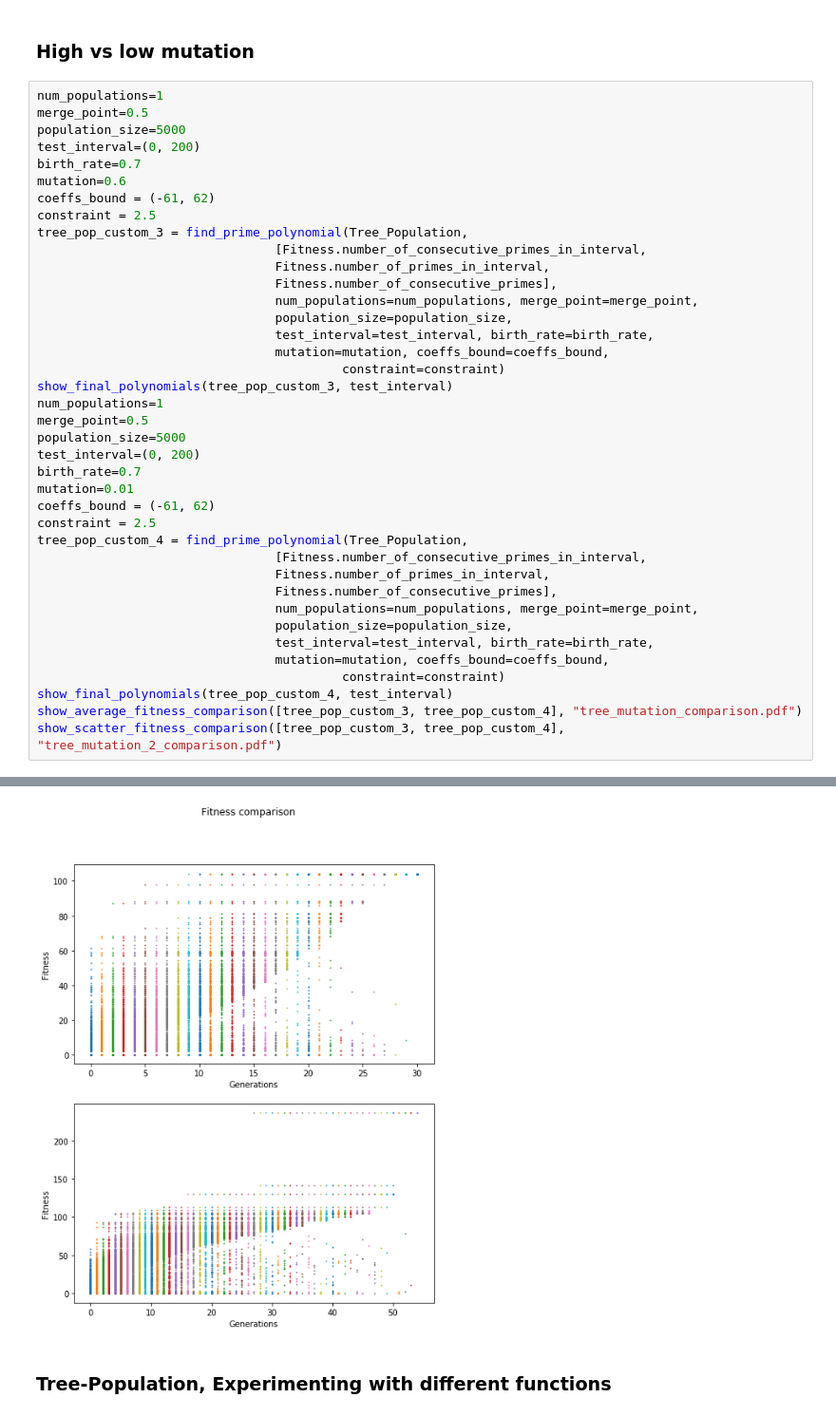
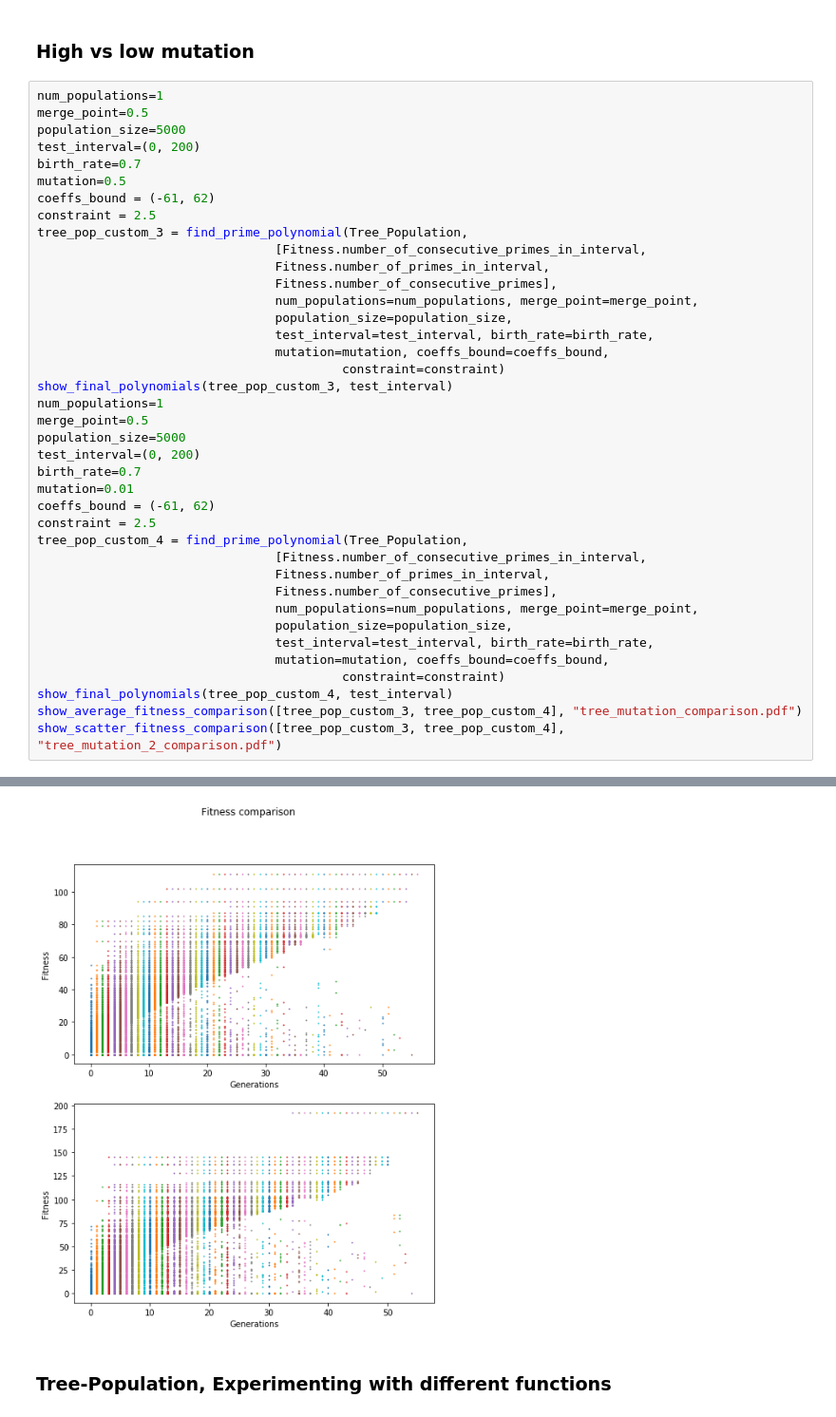
Before and after one commit to FreddoIsHere/GPandGA, a Jupyter notebook: Experiments.ipynb, the cells around one changed output, grey strips where cells are left out. Shown at 95% size. Saved outputs shown, nothing was run; the diff lists cells and outputs as text.

```diff
--- a/Experiments.ipynb
+++ b/Experiments.ipynb
@@ -252,7 +281,7 @@ merge_point=0.5
 population_size=5000
 test_interval=(0, 200)
 birth_rate=0.7
-mutation=0.6
+mutation=0.5
 coeffs_bound = (-61, 62)
 constraint = 2.5
 tree_pop_custom_3 = find_prime_polynomial(Tree_Population,
@@ -307,4 +336,4 @@ Its fitness score is 236.
-[figure, old version]
+[figure, new version]
 # %% [markdown]
 ### Tree-Population, Experimenting with different functions
 # %% [markdown]
```
Also changed, not shown: parts of 16 cells of this notebook, 26 other files.
